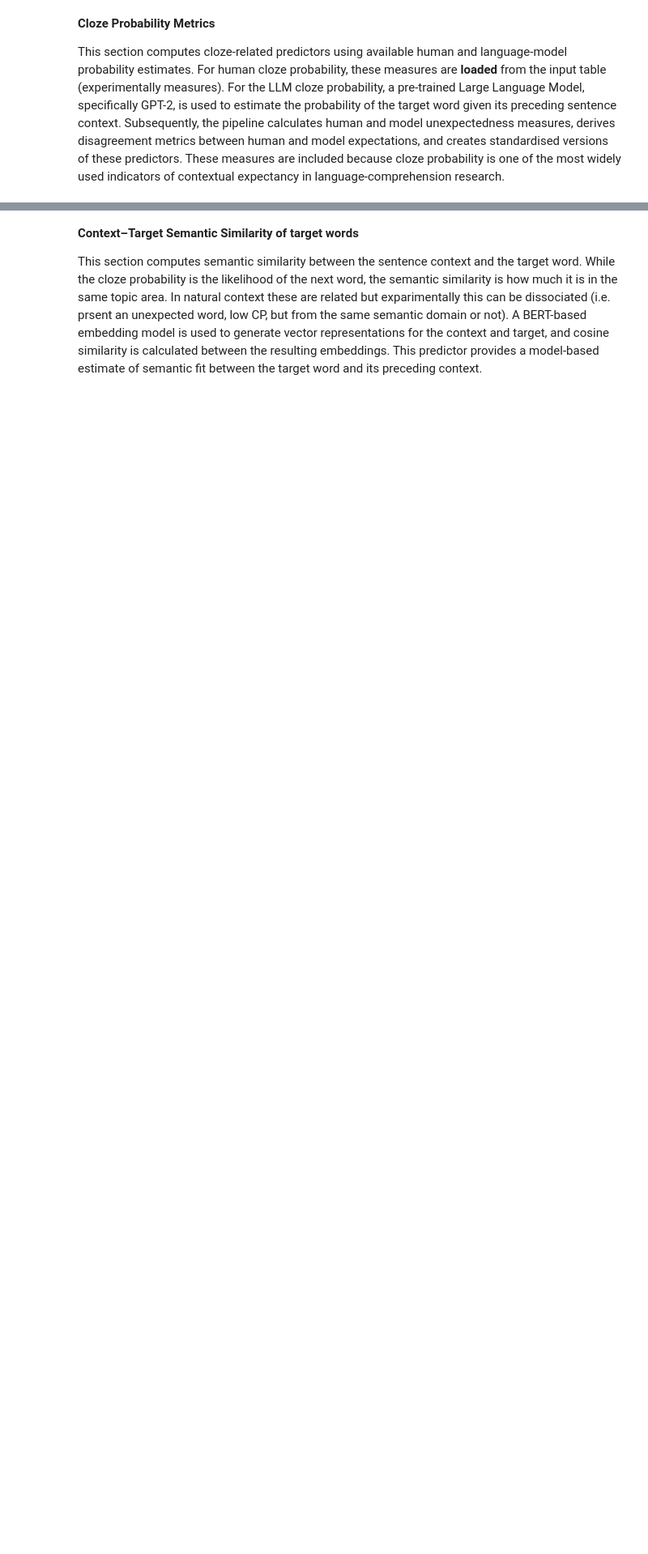
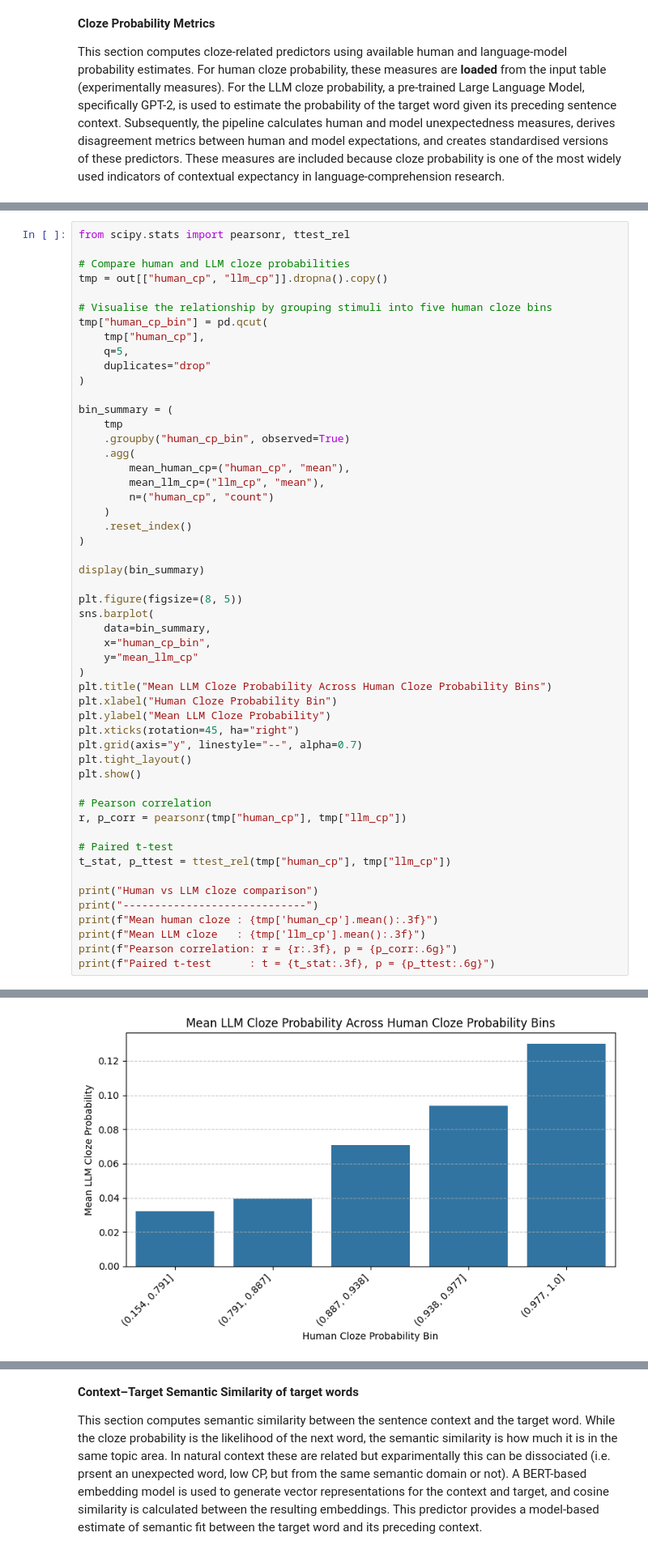
Before and after one commit to AngelaGS27/EEG-Sentence-ERP-Trial-Level-Modelling, a Jupyter notebook: stimuli_analysis.ipynb, the cells around one changed output, grey strips where cells are left out. Shown at 81% size. Cells and saved outputs as stored; diff of their text form; blank space fills up the shorter version.

```diff
--- a/stimuli_analysis.ipynb
+++ b/stimuli_analysis.ipynb
@@ -357,0 +373,53 @@ Here, we perform a simple t-test comparing the normalized cloze probability obta
+# %%
+from scipy.stats import pearsonr, ttest_rel
+
+# Compare human and LLM cloze probabilities
+tmp = out[["human_cp", "llm_cp"]].dropna().copy()
+
+# Visualise the relationship by grouping stimuli into five human cloze bins
+tmp["human_cp_bin"] = pd.qcut(
+    tmp["human_cp"],
+    q=5,
+    duplicates="drop"
+)
+
+bin_summary = (
+    tmp
+    .groupby("human_cp_bin", observed=True)
+    .agg(
+        mean_human_cp=("human_cp", "mean"),
+        mean_llm_cp=("llm_cp", "mean"),
+        n=("human_cp", "count")
+    )
+    .reset_index()
+)
+
+display(bin_summary)
+
+plt.figure(figsize=(8, 5))
+sns.barplot(
+    data=bin_summary,
+    x="human_cp_bin",
+    y="mean_llm_cp"
+)
+plt.title("Mean LLM Cloze Probability Across Human Cloze Probability Bins")
+plt.xlabel("Human Cloze Probability Bin")
+plt.ylabel("Mean LLM Cloze Probability")
+plt.xticks(rotation=45, ha="right")
+plt.grid(axis="y", linestyle="--", alpha=0.7)
+plt.tight_layout()
+plt.show()
+
+# Pearson correlation
+r, p_corr = pearsonr(tmp["human_cp"], tmp["llm_cp"])
+
+# Paired t-test
+t_stat, p_ttest = ttest_rel(tmp["human_cp"], tmp["llm_cp"])
+
+print("Human vs LLM cloze comparison")
+print("-----------------------------")
+print(f"Mean human cloze : {tmp['human_cp'].mean():.3f}")
+print(f"Mean LLM cloze   : {tmp['llm_cp'].mean():.3f}")
+print(f"Pearson correlation: r = {r:.3f}, p = {p_corr:.6g}")
+print(f"Paired t-test      : t = {t_stat:.3f}, p = {p_ttest:.6g}")
+# %% [output]
@@ -357,0 +432 @@ Here, we perform a simple t-test comparing the normalized cloze probability obta
+[figure, added]
```
Also changed, not shown: parts of 10 cells of this notebook.
